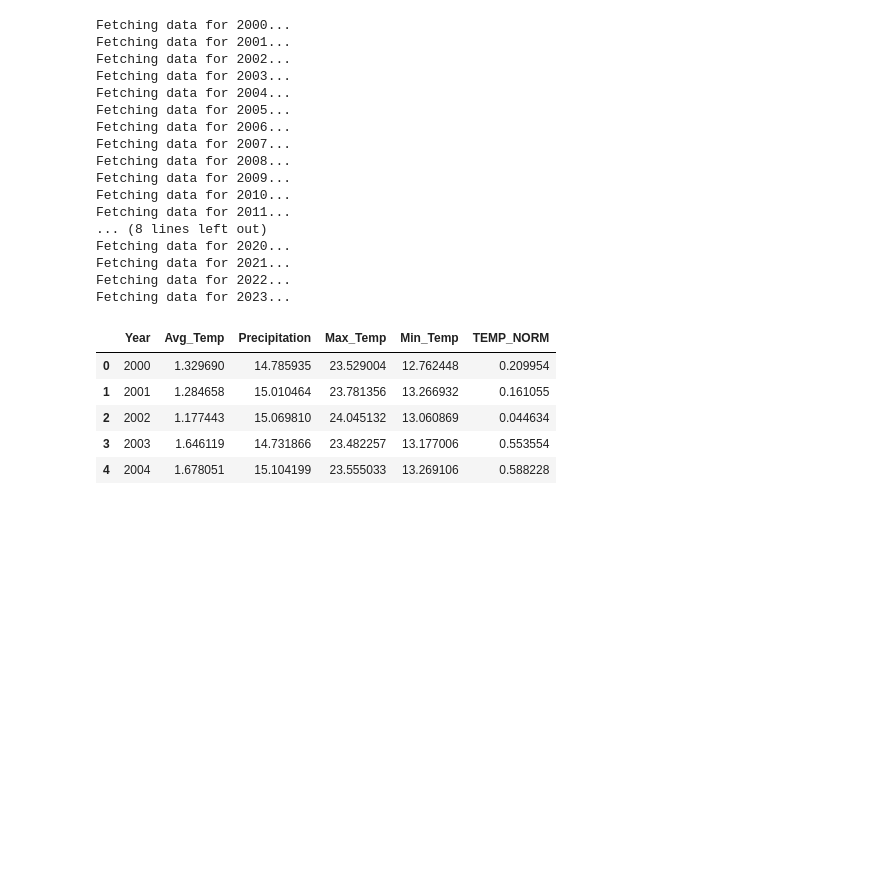
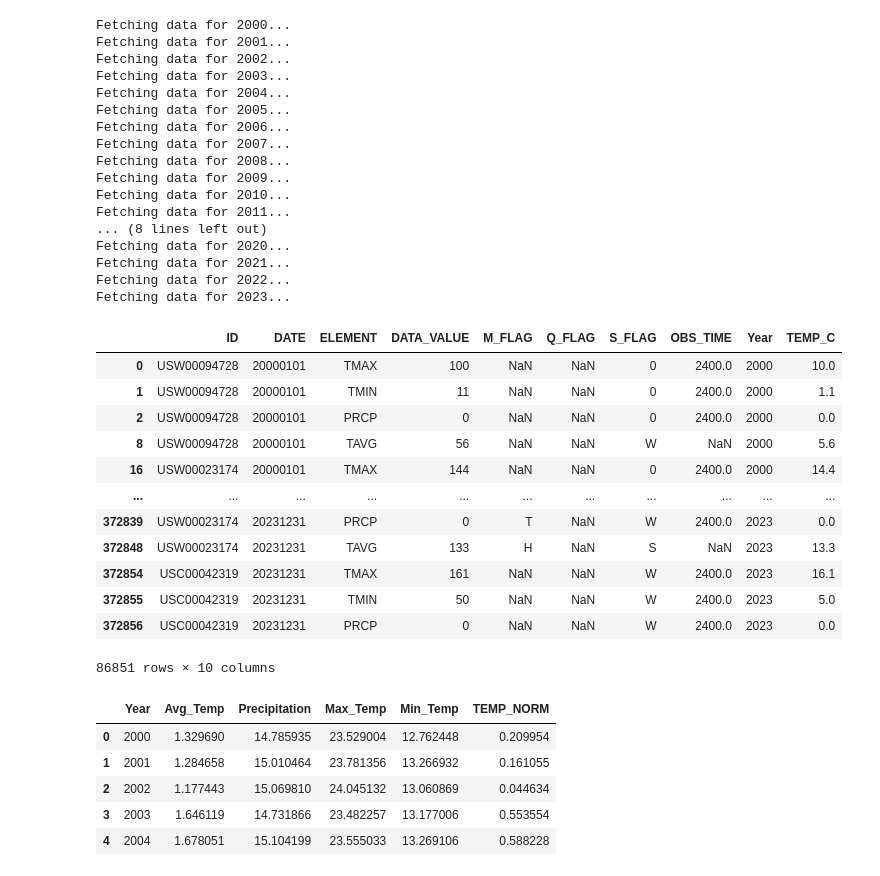
Before and after one commit to StudioMitesh/WingsOfChange, a Jupyter notebook: climate.ipynb, the cells around one changed output. Drawn from its saved outputs; the diff is of its cells as text; code cells hidden in the pictures; blank space fills up the shorter version.

```diff
--- a/climate.ipynb
+++ b/climate.ipynb
@@ -66,3 +66,19 @@ Fetching data for 2020...
 Fetching data for 2021...
 Fetching data for 2022...
 Fetching data for 2023...
+# %%
+df
+# %% [output]
+|  | ID | DATE | ELEMENT | DATA_VALUE | M_FLAG | Q_FLAG | S_FLAG | OBS_TIME | Year | TEMP_C |
+| 0 | USW00094728 | 20000101 | TMAX | 100 | NaN | NaN | 0 | 2400.0 | 2000 | 10.0 |
+| 1 | USW00094728 | 20000101 | TMIN | 11 | NaN | NaN | 0 | 2400.0 | 2000 | 1.1 |
+| 2 | USW00094728 | 20000101 | PRCP | 0 | NaN | NaN | 0 | 2400.0 | 2000 | 0.0 |
+| 8 | USW00094728 | 20000101 | TAVG | 56 | NaN | NaN | W | NaN | 2000 | 5.6 |
+| 16 | USW00023174 | 20000101 | TMAX | 144 | NaN | NaN | 0 | 2400.0 | 2000 | 14.4 |
+| ... | ... | ... | ... | ... | ... | ... | ... | ... | ... | ... |
+| 372839 | USW00023174 | 20231231 | PRCP | 0 | T | NaN | W | 2400.0 | 2023 | 0.0 |
+| 372848 | USW00023174 | 20231231 | TAVG | 133 | H | NaN | S | NaN | 2023 | 13.3 |
+| 372854 | USC00042319 | 20231231 | TMAX | 161 | NaN | NaN | W | 2400.0 | 2023 | 16.1 |
+| 372855 | USC00042319 | 20231231 | TMIN | 50 | NaN | NaN | W | 2400.0 | 2023 | 5.0 |
+| 372856 | USC00042319 | 20231231 | PRCP | 0 | NaN | NaN | W | 2400.0 | 2023 | 0.0 |
+86851 rows × 10 columns
```
Also changed, not shown: parts of 1 cell of this notebook, 1 other file.
